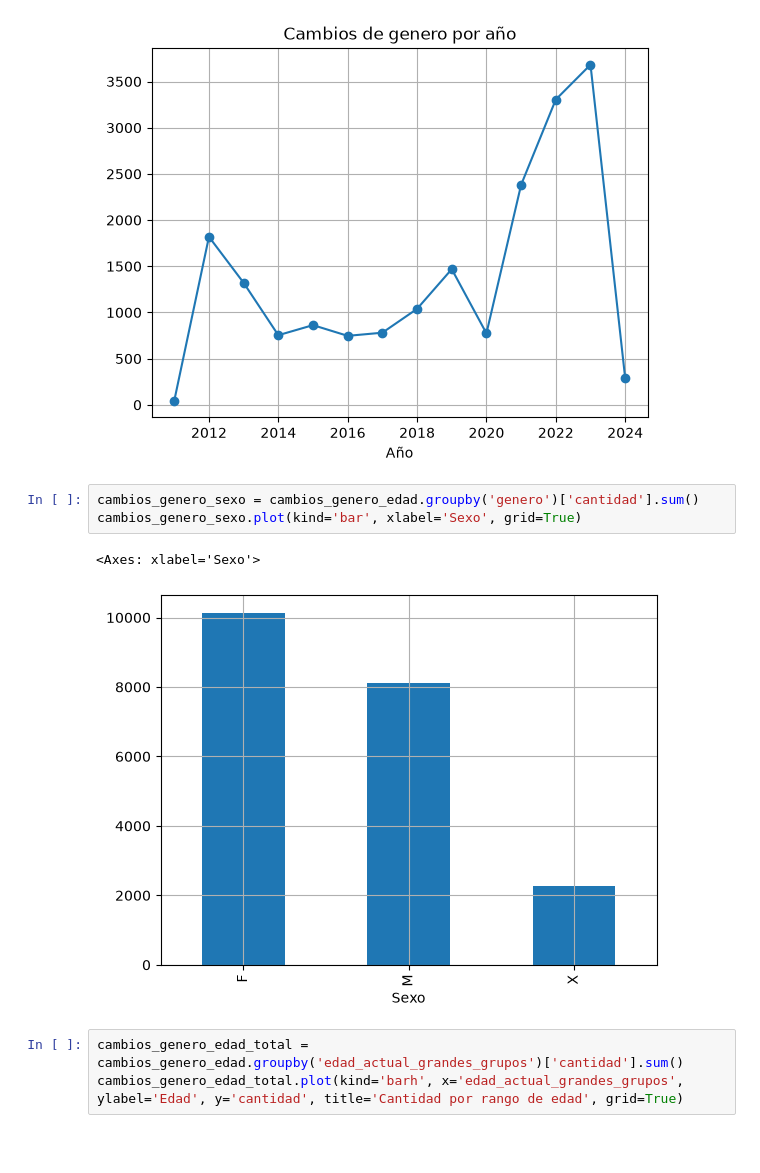
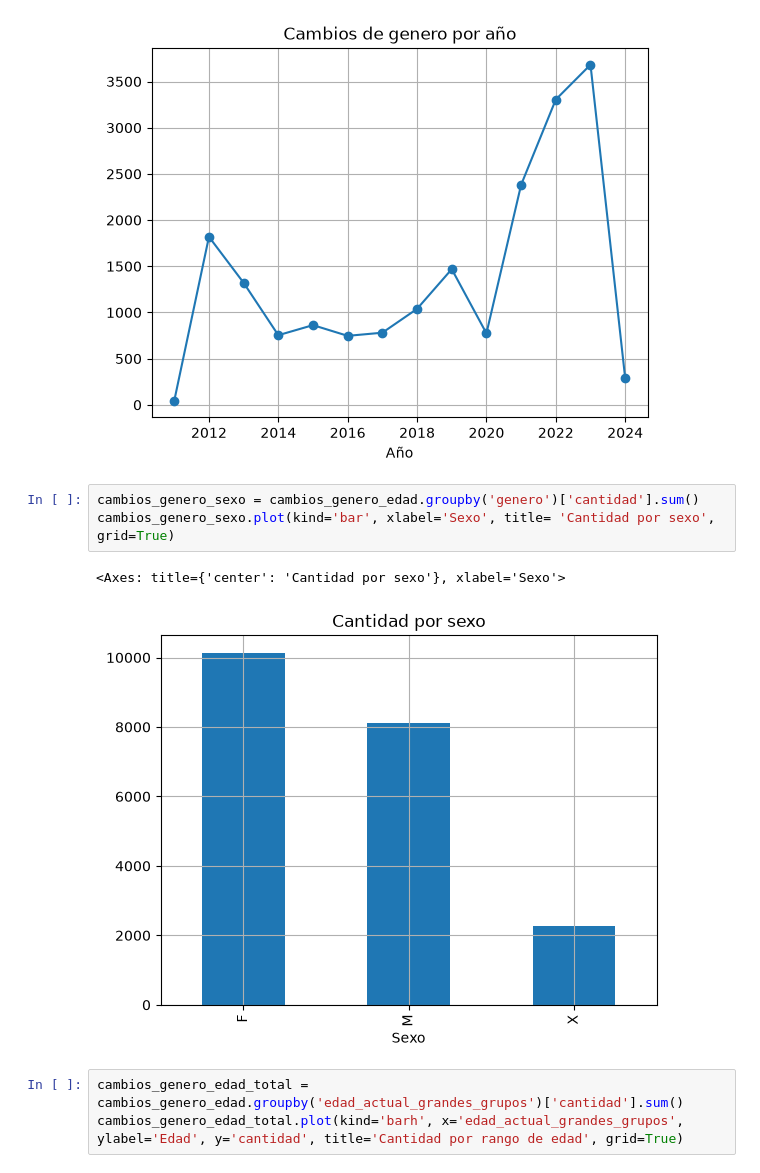
Before and after one commit to TomasVerniano/ANALISIS_POBLACION_ARGENTINA_AED, a Jupyter notebook: cambios_genero.ipynb, the cells around one changed output. Drawn from its saved outputs; the diff is of its cells as text; blank space fills up the shorter version.

```diff
--- a/cambios_genero.ipynb
+++ b/cambios_genero.ipynb
@@ -70,10 +70,10 @@ cambios_genero_año_total.plot(kind='line', x='anio_cambio', xlabel='Año', y='c
 [figure]
 # %%
 cambios_genero_sexo = cambios_genero_edad.groupby('genero')['cantidad'].sum()
-cambios_genero_sexo.plot(kind='bar', xlabel='Sexo', grid=True)
+cambios_genero_sexo.plot(kind='bar', xlabel='Sexo', title= 'Cantidad por sexo', grid=True)
 # %% [output]
-<Axes: xlabel='Sexo'>
+<Axes: title={'center': 'Cantidad por sexo'}, xlabel='Sexo'>
-[figure, old version]
+[figure, new version]
 # %%
 cambios_genero_edad_total = cambios_genero_edad.groupby('edad_actual_grandes_grupos')['cantidad'].sum()
 cambios_genero_edad_total.plot(kind='barh', x='edad_actual_grandes_grupos', ylabel='Edad', y='cantidad', title='Cantidad por rango de edad', grid=True)
```
